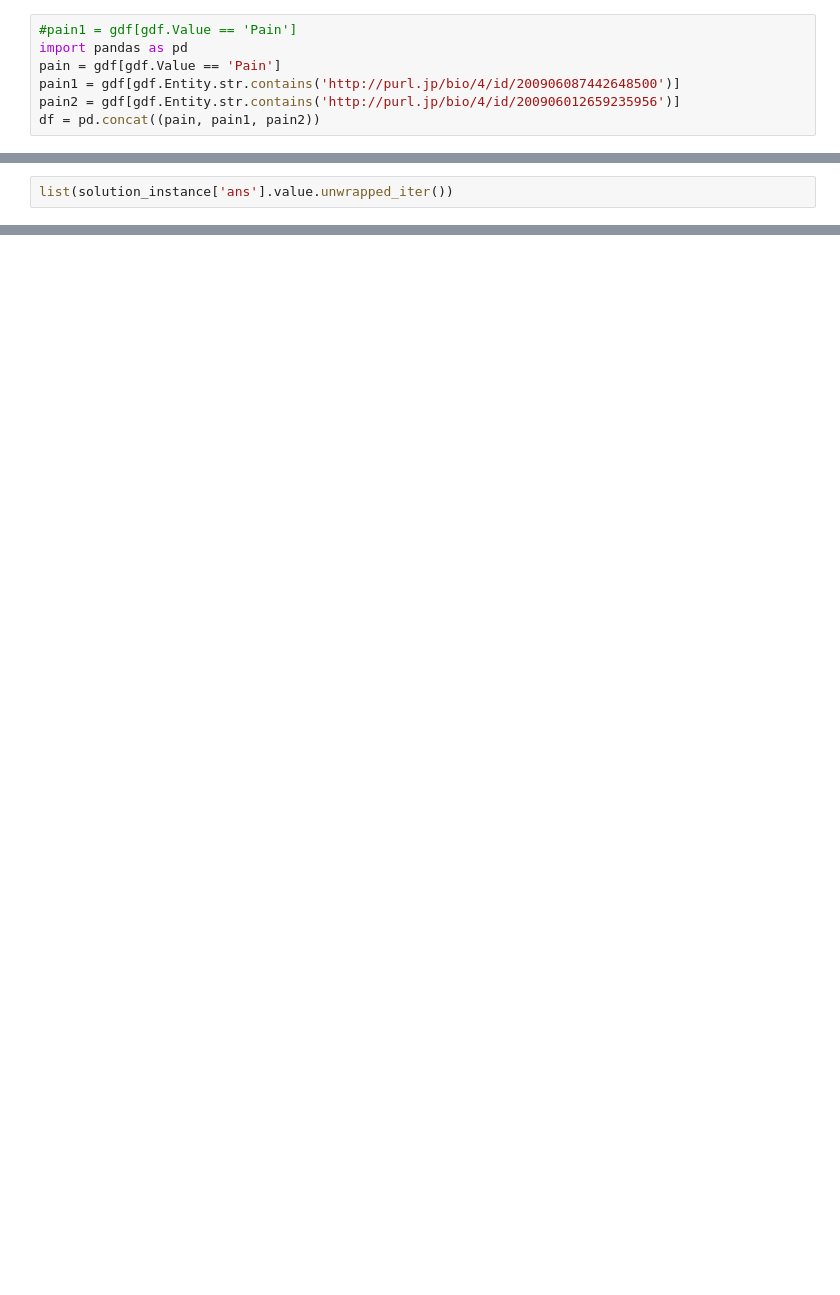
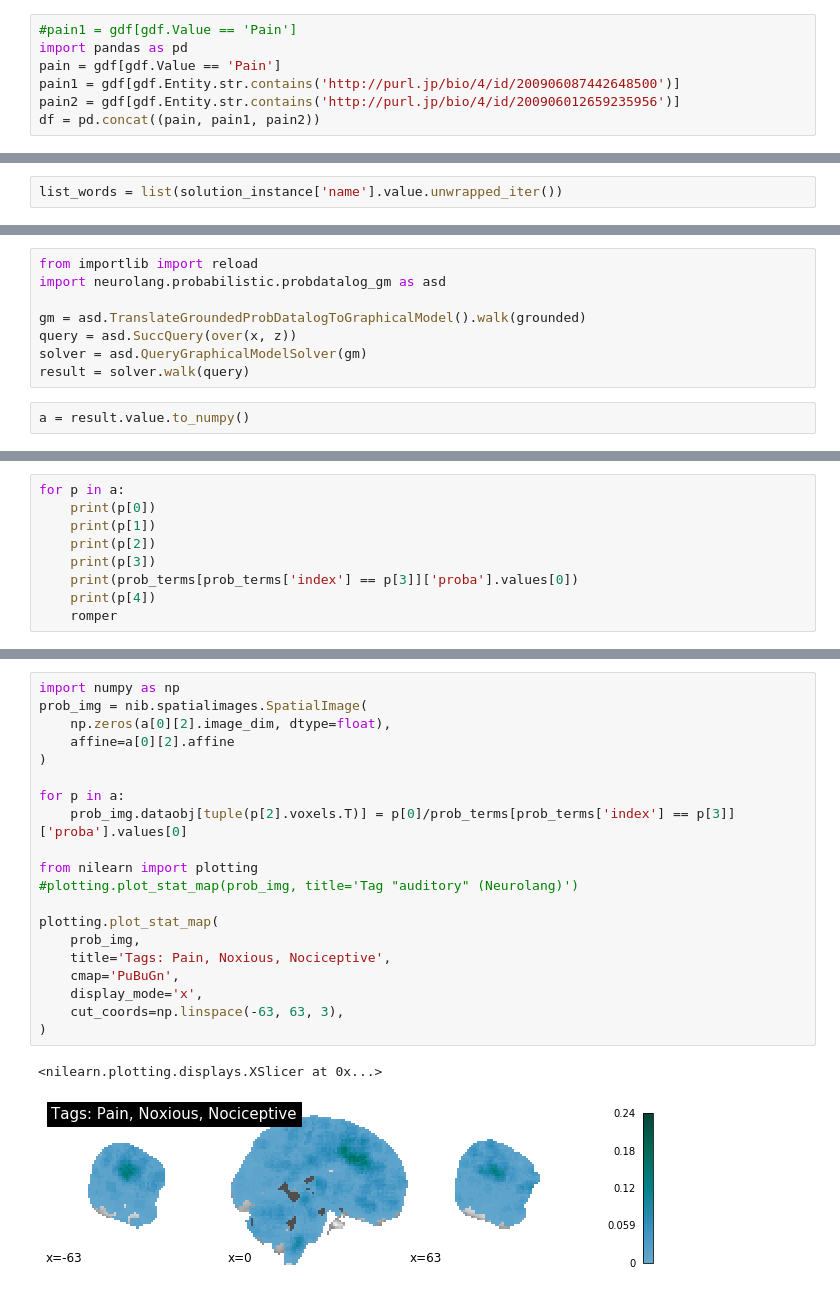
Before and after one commit to gzanitti/NeuroLang, a Jupyter notebook: examples/Example - Auditory - Prob-Copy2.ipynb, the cells around one changed output, grey strips where cells are left out. Drawn from its saved outputs; the diff is of its cells as text; blank space fills up the shorter version.

```diff
--- a/examples/Example - Auditory - Prob-Copy2.ipynb
+++ b/examples/Example - Auditory - Prob-Copy2.ipynb
@@ -1377,2 +1374,2 @@ list(solution_instance.keys())
 # %%
-list(solution_instance['ans'].value.unwrapped_iter())
+list_words = list(solution_instance['name'].value.unwrapped_iter())
@@ -1391,0 +1446,10 @@ list(solution_instance['ans'].value.unwrapped_iter())
+# %%
+from importlib import reload
+import neurolang.probabilistic.probdatalog_gm as asd
+
+gm = asd.TranslateGroundedProbDatalogToGraphicalModel().walk(grounded)
+query = asd.SuccQuery(over(x, z))
+solver = asd.QueryGraphicalModelSolver(gm)
+result = solver.walk(query)
+# %%
+a = result.value.to_numpy()
@@ -1391,0 +1463,9 @@ list(solution_instance['ans'].value.unwrapped_iter())
+# %%
+for p in a:
+    print(p[0])
+    print(p[1])
+    print(p[2])
+    print(p[3])
+    print(prob_terms[prob_terms['index'] == p[3]]['proba'].values[0])
+    print(p[4])
+    romper
@@ -1391,0 +1483,23 @@ list(solution_instance['ans'].value.unwrapped_iter())
+# %%
+import numpy as np
+prob_img = nib.spatialimages.SpatialImage(
+    np.zeros(a[0][2].image_dim, dtype=float),
+    affine=a[0][2].affine
+)
+
+for p in a:
+    prob_img.dataobj[tuple(p[2].voxels.T)] = p[0]/prob_terms[prob_terms['index'] == p[3]]['proba'].values[0]
+
+from nilearn import plotting
+#plotting.plot_stat_map(prob_img, title='Tag "auditory" (Neurolang)')
+
+plotting.plot_stat_map(
+    prob_img,
+    title='Tags: Pain, Noxious, Nociceptive',
+    cmap='PuBuGn',
+    display_mode='x',
+    cut_coords=np.linspace(-63, 63, 3),
+)
+# %% [output]
+<nilearn.plotting.displays.XSlicer at 0x...>
+[figure, added]
```
Also changed, not shown: parts of 50 cells of this notebook, 1 other file.
